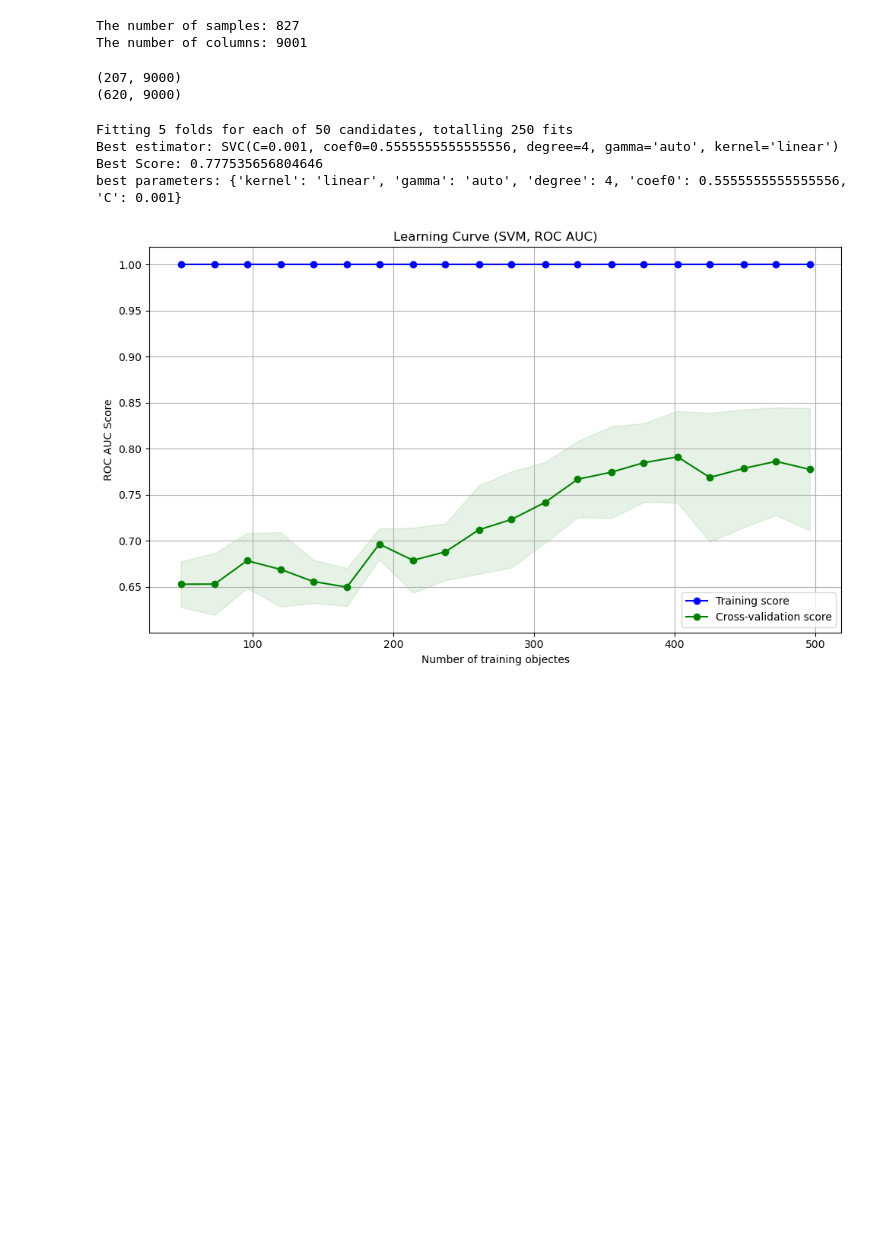
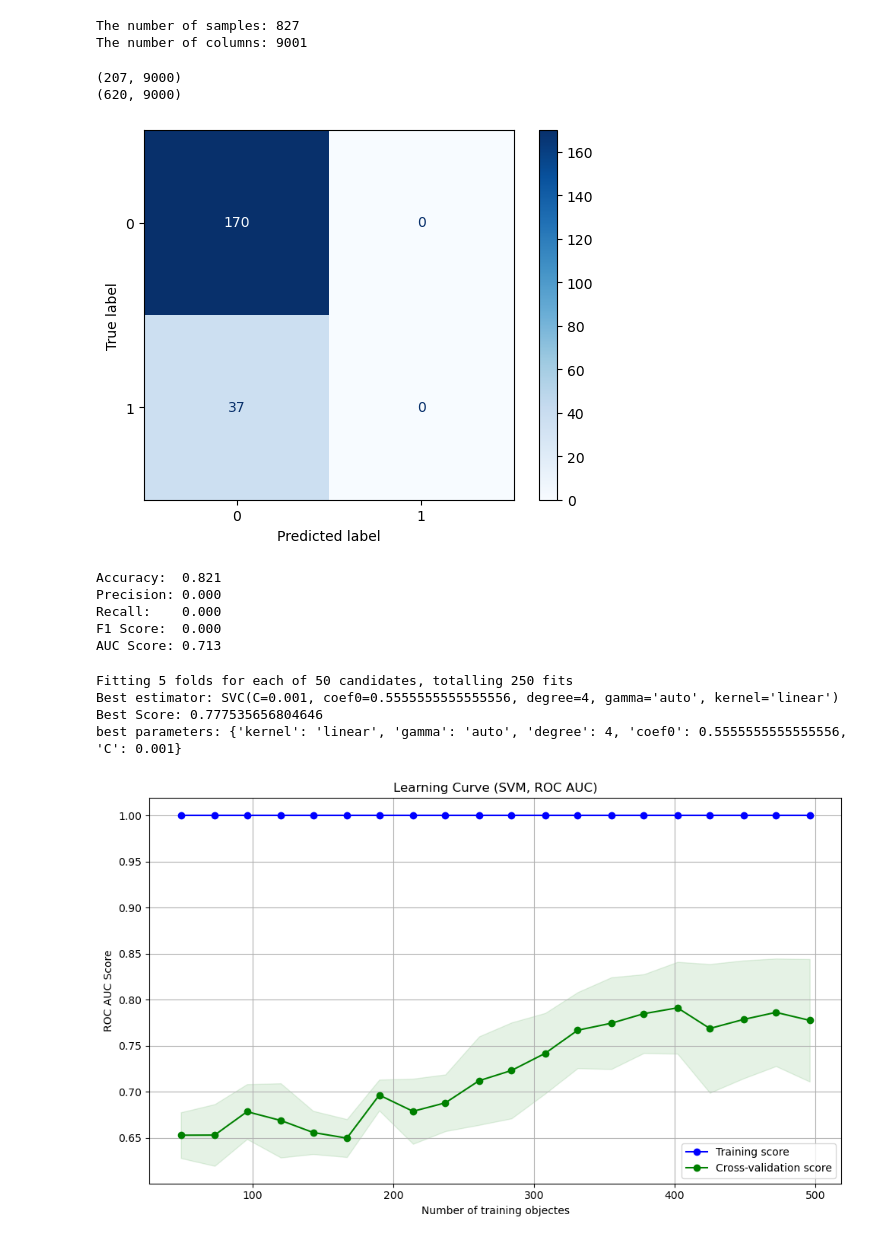
Before and after one commit to mjmklep/Machine-Learning-Group-8, a Jupyter notebook: assignment_ecg_SVM.ipynb, the cells around one changed output. Saved outputs shown, nothing was run; the diff lists cells and outputs as text; code cells hidden in the pictures; blank space fills up the shorter version.

Commit message:
Baseline + confusion matrix SVM

```diff
--- a/assignment_ecg_SVM.ipynb
+++ b/assignment_ecg_SVM.ipynb
@@ -46,6 +48,38 @@ print(X_train.shape)
 # %% [output]
 (207, 9000)
 (620, 9000)
+# %%
+#Baseline
+#Baseline model trainen, print roc_auc score
+svm= SVC(probability=True)
+svm.fit(X_train, y_train)
+y_pred = svm.predict(X_test)
+y_proba = svm.predict_proba(X_test)[:, 1]
+
+cm = confusion_matrix(y_test, y_pred)
+disp = ConfusionMatrixDisplay(confusion_matrix=cm, display_labels=svm.classes_)
+disp.plot(cmap=plt.cm.Blues)
+plt.show()
+
+
+accuracy = accuracy_score(y_test, y_pred)
+precision = precision_score(y_test, y_pred, zero_division=0)
+recall = recall_score(y_test, y_pred, zero_division=0)
+f1 = f1_score(y_test, y_pred, zero_division=0)
+auc = roc_auc_score(y_test, y_proba)
+
+print(f"Accuracy:  {accuracy:.3f}")
+print(f"Precision: {precision:.3f}")
+print(f"Recall:    {recall:.3f}")
+print(f"F1 Score:  {f1:.3f}")
+print(f"AUC Score: {auc:.3f}")
+# %% [output]
+[figure, added]
+Accuracy:  0.821
+Precision: 0.000
+Recall:    0.000
+F1 Score:  0.000
+AUC Score: 0.713
 # %%
 pipe = Pipeline([('scaler', StandardScaler()),
                  ('feature_selection', RFECV(SVC(kernel='linear', gamma='scale'), step=100, cv=5)),
```
Also changed, not shown: parts of 1 cell of this notebook.
